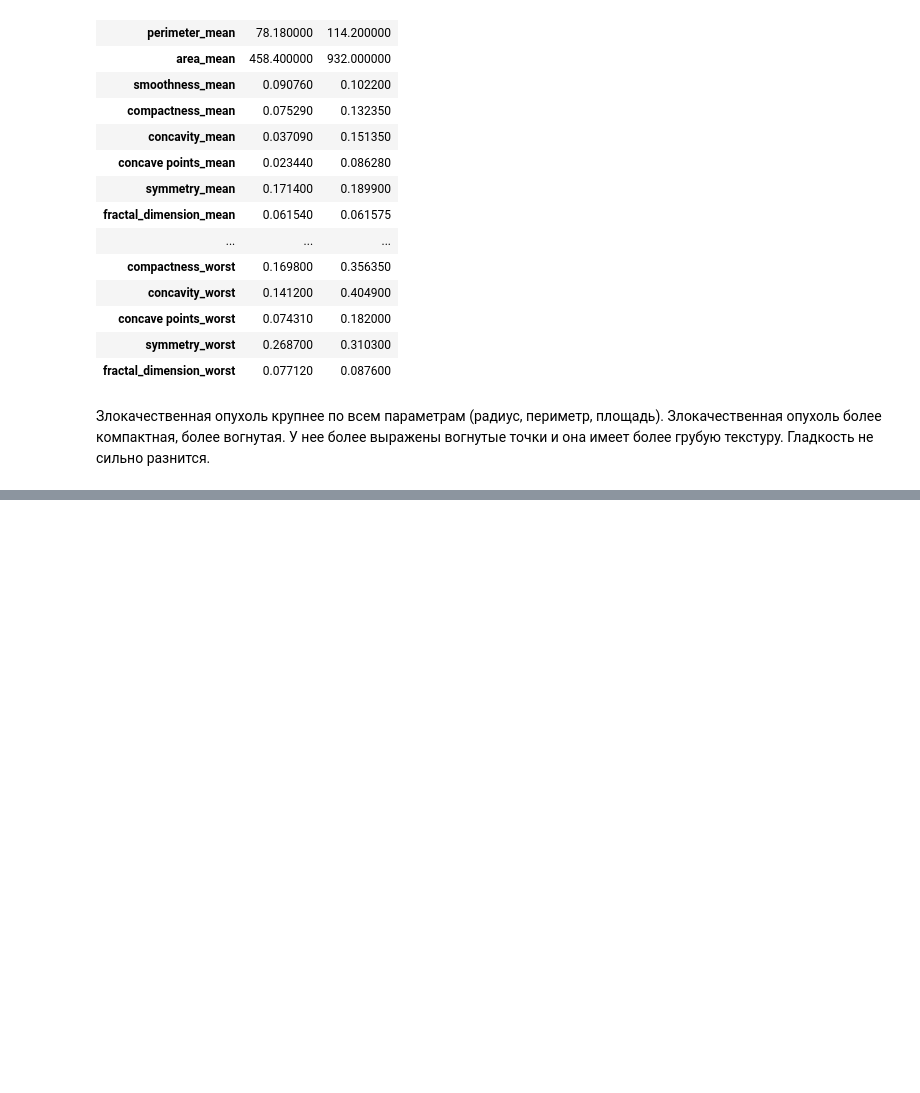
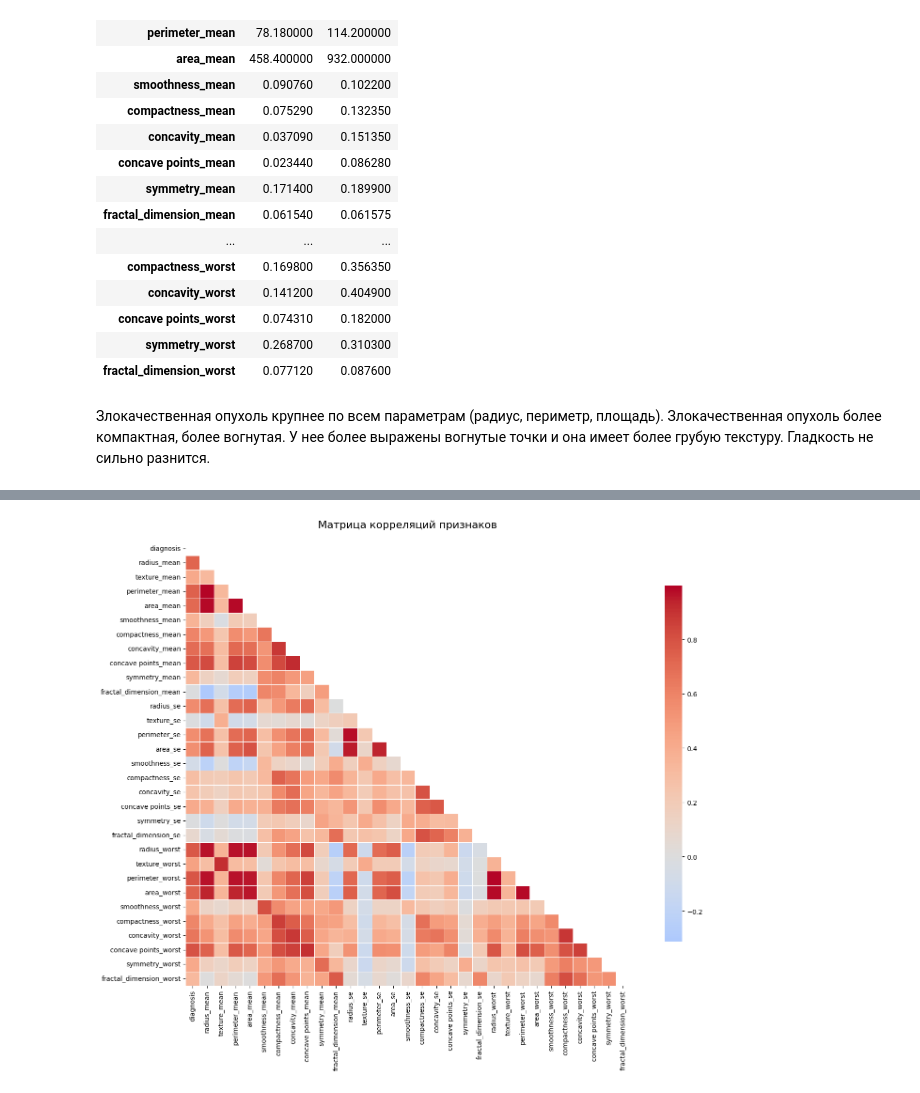
Before and after one commit to yulllss/ML-Basic, a Jupyter notebook: homework_09/homework_09.ipynb, the cells around one changed output, grey strips where cells are left out. Saved outputs shown, nothing was run; the diff lists cells and outputs as text; code cells hidden in the pictures; blank space fills up the shorter version.

```diff
--- a/homework_09/homework_09.ipynb
+++ b/homework_09/homework_09.ipynb
@@ -183,0 +204,3 @@ medians
+# %%
+correlation_matrix = data.corr()
+correlation_matrix.head()
@@ -183,0 +215,10 @@ medians
+# %%
+plt.figure(figsize=(16, 12))
+mask = np.triu(np.ones_like(correlation_matrix, dtype=bool)) #triu - верхний треугольник матрицы
+sns.heatmap(correlation_matrix, mask=mask, annot=False, cmap='coolwarm',
+           center=0, square=True, linewidths=0.5, cbar_kws={"shrink": .8})
+plt.title('Матрица корреляций признаков', fontsize=16, pad=20)
+plt.tight_layout()
+plt.show()
+# %% [output]
+[figure, added]
```
Also changed, not shown: parts of 8 cells of this notebook.
